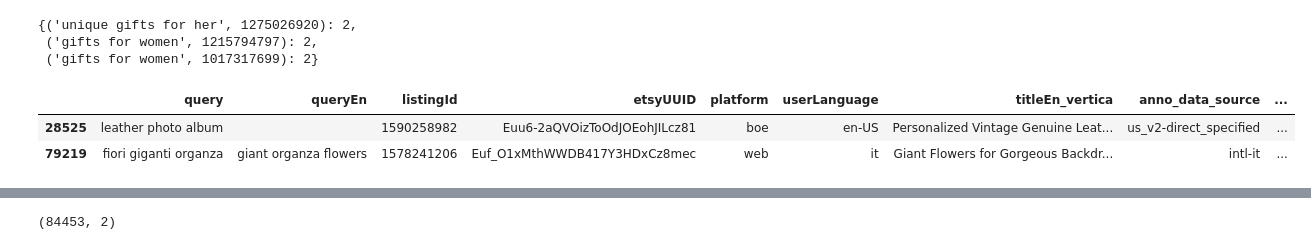
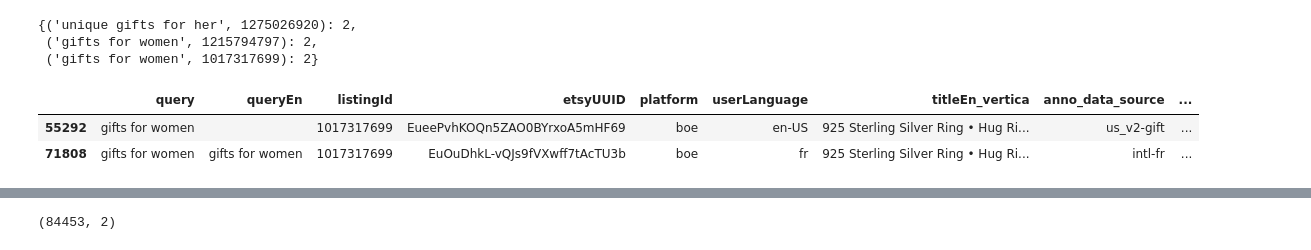
Before and after one commit to yqngzh/yzhang-adhoc-analysis, a Jupyter notebook: 2025H1_semantic_relevance_v3/merge_clean_existing_anno_datasets.ipynb, the cells around one changed output, grey strips where cells are left out. Drawn from its saved outputs; the diff is of its cells as text; code cells hidden in the pictures.

```diff
--- a/2025H1_semantic_relevance_v3/merge_clean_existing_anno_datasets.ipynb
+++ b/2025H1_semantic_relevance_v3/merge_clean_existing_anno_datasets.ipynb
@@ -114,6 +123,7 @@ us_v1.rename(columns={"majorityLabel": "gold_label", "etsy_uuid": "etsyUUID", "t
 us_v1["userLanguage"] = ""
 us_v1["anno_data_source"] = "us_v1"
 us_v1["queryEn"] = ""
+us_v1["is_test"] = False
 # %%
 us_v1.iloc[10:15,:]
 # %% [output]
@@ -179,0 +196,9 @@ Name: anno_data_source, dtype: int64
+# %%
+def uuid_is_test(uuid: str):
+    uuid_bytes = uuid.encode('utf-8')
+    uuid_hash = binascii.crc32(uuid_bytes)
+    # Sample 10%
+    return uuid_hash % 10 == 0
+# %%
+intl_df['is_test'] = (intl_df.etsyUUID.apply(uuid_is_test)) & (intl_df.gold_label.notnull())
+intl_df.is_test.value_counts()
@@ -192,7 +221,8 @@ joint_columns = [
     'gold_label',
     'label_annotator_1',
     'label_annotator_2',
-    'label_annotator_3'
+    'label_annotator_3',
+    "is_test"
 ]
 # %%
 us_v1 = us_v1[joint_columns]
@@ -280,11 +302,11 @@ case1_inds = combined_df[np.logical_and(combined_df["query"]=="unique gifts for
 case2_inds = combined_df[np.logical_and(combined_df["query"]=="gifts for women", combined_df.listingId==1215794797)].index
 case3_inds = combined_df[np.logical_and(combined_df["query"]=="gifts for women", combined_df.listingId==1017317699)].index
 # %%
-combined_df.iloc[case1_inds, :]
+combined_df.loc[case3_inds, :]
 # %% [output]
 |  | query | queryEn | listingId | etsyUUID | platform | userLanguage | titleEn_vertica | anno_data_source | ... |
-| 28525 | leather photo album |  | 1590258982 | Euu6-2aQVOizToOdJOEohJILcz81 | boe | en-US | Personalized Vintage Genuine Leat... | us_v2-direct_specified | ... |
-| 79219 | fiori giganti organza | giant organza flowers | 1578241206 | Euf_O1xMthWWDB417Y3HDxCz8mec | web | it | Giant Flowers for Gorgeous Backdr... | intl-it | ... |
+| 55292 | gifts for women |  | 1017317699 | EueePvhKOQn5ZAO0BYrxoA5mHF69 | boe | en-US | 925 Sterling Silver Ring • Hug Ri... | us_v2-gift | ... |
+| 71808 | gifts for women | gifts for women | 1017317699 | EuOuDhkL-vQJs9fVXwff7tAcTU3b | boe | fr | 925 Sterling Silver Ring • Hug Ri... | intl-fr | ... |
 # %%
 combined_df.drop(list(case1_inds) + list(case2_inds) + list(case3_inds), inplace=True)
 # %%
```
Also changed, not shown: parts of 28 cells of this notebook.
